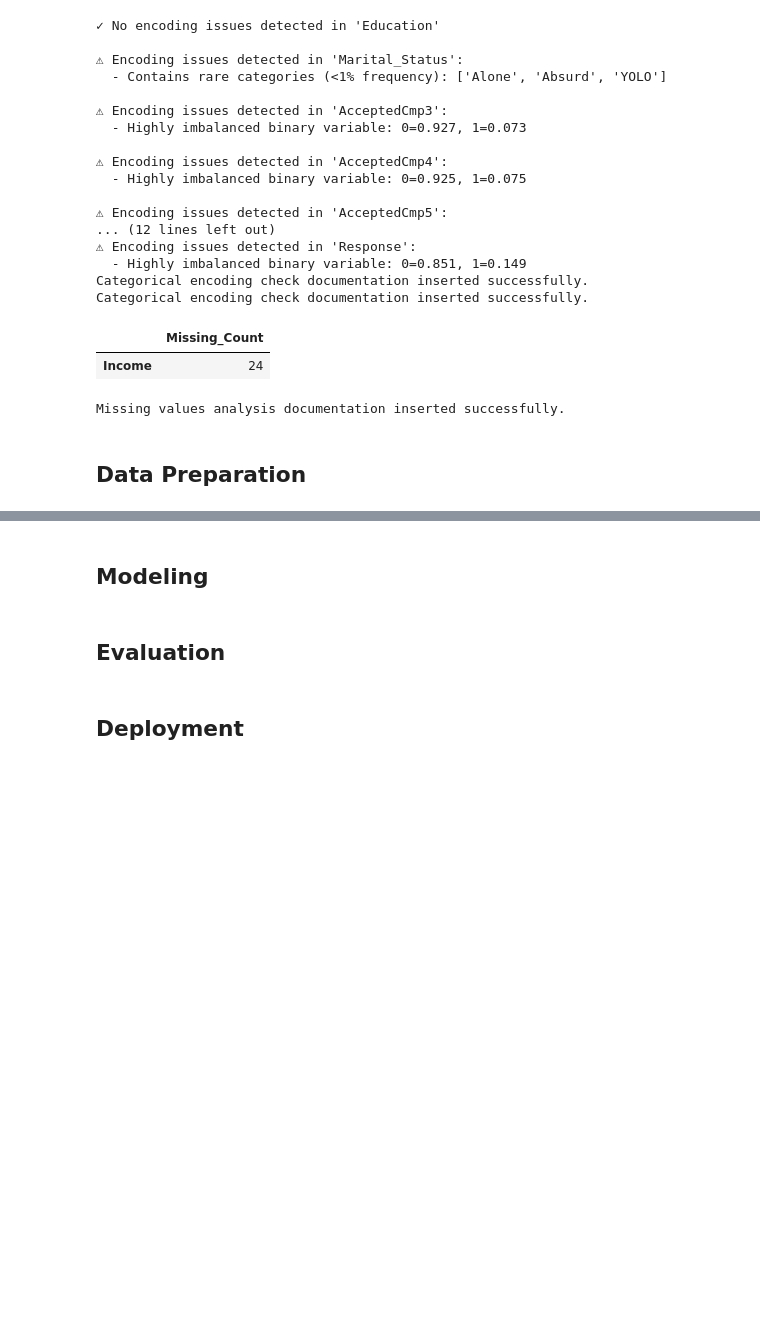
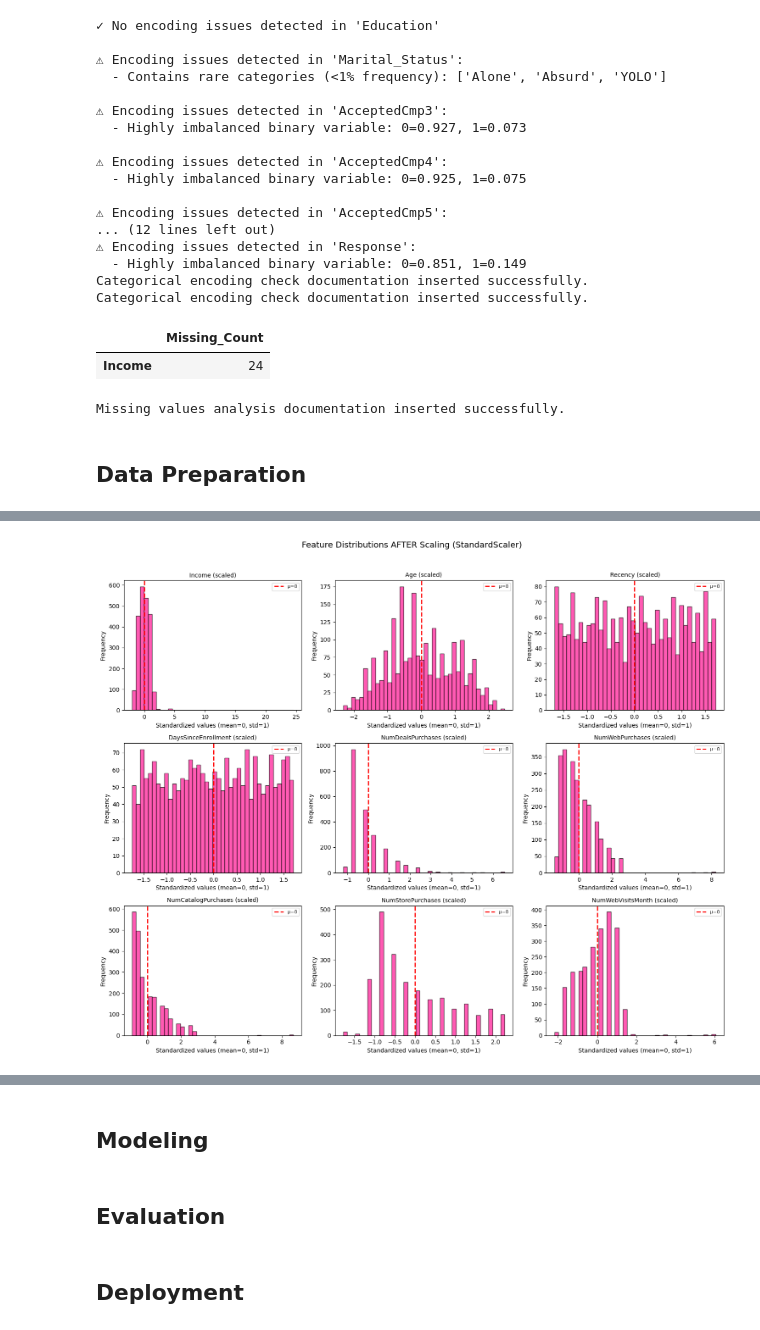
Before and after one commit to dasha-alekseenkova/Business-Intelligence_Lab3, a Jupyter notebook: Cyclists_251201.ipynb, the cells around one changed output, grey strips where cells are left out. Drawn from its saved outputs; the diff is of its cells as text; code cells hidden in the pictures; blank space fills up the shorter version.

Commit message:
add data preparation (not final)

```diff
--- a/Cyclists_251201.ipynb
+++ b/Cyclists_251201.ipynb
@@ -1514,10 +1393,0 @@ engine.insert(handle_outliers_activity, prefixes=prefixes)
-# %%
-# Your final transformed dataset should also be documented appropriately using Croissant, SI, etc.
-
-prepared_data_triples = [
-    ':prepared_data rdf:type prov:Entity .',
-    ':prepared_data prov:wasDerivedFrom :cleaned_data .',
-    ':prepared_data rdf:type sc:Dataset .',
-    # ....
-]
-engine.insert(prepared_data_triples, prefixes=prefixes)
@@ -1523,0 +2018,81 @@ engine.insert(prepared_data_triples, prefixes=prefixes)
+# %%
+scaling_code_writer = student_b
+start_time_scaling = now()
+
+from sklearn.preprocessing import StandardScaler
+
+# Define features to scale (continuous numerical features)
+features_to_scale = ['Income', 'Age', 'Recency', 'DaysSinceEnrollment',
+                    'NumDealsPurchases', 'NumWebPurchases', 'NumCatalogPurchases',
+                    'NumStorePurchases', 'NumWebVisitsMonth']
+
+# Apply StandardScaler
+scaler = StandardScaler()
+ifood_df[features_to_scale] = scaler.fit_transform(ifood_df[features_to_scale])
+
+# === AFTER: Show scaled feature statistics ===
+print("=== FEATURE STATISTICS AFTER SCALING ===")
+print(ifood_df[features_to_scale].describe().round(2))
+
+# Visualize features AFTER scaling
+fig, axes = plt.subplots(3, 3, figsize=(15, 12))
+axes = axes.flatten()
+
+for idx, feature in enumerate(features_to_scale):
+    axes[idx].hist(ifood_df[feature], bins=40, color='deeppink', edgecolor='black', alpha=0.7)
+    axes[idx].set_title(f'{feature} (scaled)', fontsize=10)
+    axes[idx].set_xlabel('Standardized values (mean=0, std=1)')
+    axes[idx].set_ylabel('Frequency')
+    axes[idx].axvline(0, color='red', linestyle='--', linewidth=2, label='μ=0')
+    axes[idx].legend(fontsize=8)
+
+plt.suptitle('Feature Distributions AFTER Scaling (StandardScaler)', fontsize=14, y=1.02)
+plt.tight_layout()
+plt.show()
+
+print(f"\nScaled features: {', '.join(features_to_scale)}")
+
+end_time_scaling = now()
+
+#############################################
+# Documentation: Feature Scaling (PROV-O)
+#############################################
+
+scaling_ass_uuid_writer = "2407fa9e-31d4-49ae-a0e0-d6d08a500aaf"
+scaling_ass_uuid_executor = "77820d62-4ef3-449b-a2e7-d37efc29b266"
+
+scaling_comment = """
+StandardScaler applied to normalize feature ranges.
+Features like Income (0-160K) and Age (24-80) have different scales that would bias distance-based algorithms and regularized regression.
+Scaling ensures all features contribute equally to the model.
+"""
+
+scaling_activity = [
+    f':feature_scaling rdf:type prov:Activity .',
+    f':feature_scaling sc:isPartOf :data_preparation_phase .',
+    f':feature_scaling rdfs:label "Task 3.3.3 - Feature Scaling" .',
+    f':feature_scaling rdfs:comment """{scaling_comment}""" .',
+    f':feature_scaling prov:startedAtTime "{start_time_scaling}"^^xsd:dateTime .',
+    f':feature_scaling prov:endedAtTime "{end_time_scaling}"^^xsd:dateTime .',
+
+    # Executor association
+    f':feature_scaling prov:qualifiedAssociation :{scaling_ass_uuid_executor} .',
+    f':{scaling_ass_uuid_executor} prov:agent :{executed_by} .',
+    f':{scaling_ass_uuid_executor} rdf:type prov:Association .',
+    f':{scaling_ass_uuid_executor} prov:hadRole :{code_executor_role} .',
+
+    # Writer association
+    f':feature_scaling prov:qualifiedAssociation :{scaling_ass_uuid_writer} .',
+    f':{scaling_ass_uuid_writer} prov:agent :{scaling_code_writer} .',
+    f':{scaling_ass_uuid_writer} rdf:type prov:Association .',
+    f':{scaling_ass_uuid_writer} prov:hadRole :{code_writer_role} .',
+
+    # Input/Output entities
+    f':feature_scaling prov:used :log_transformed_data .',
+    f':scaled_features_data rdf:type prov:Entity .',
+    f':scaled_features_data prov:wasGeneratedBy :feature_scaling .',
+    f':scaled_features_data prov:wasDerivedFrom :log_transformed_data .',
+    f':scaled_features_data rdfs:label "StandardScaler Applied Dataset" .',
+]
+engine.insert(scaling_activity, prefixes=prefixes)
+# %% [output]
@@ -1523,0 +2116 @@ engine.insert(prepared_data_triples, prefixes=prefixes)
+[figure, added]
```
Also changed, not shown: parts of 18 cells of this notebook.
